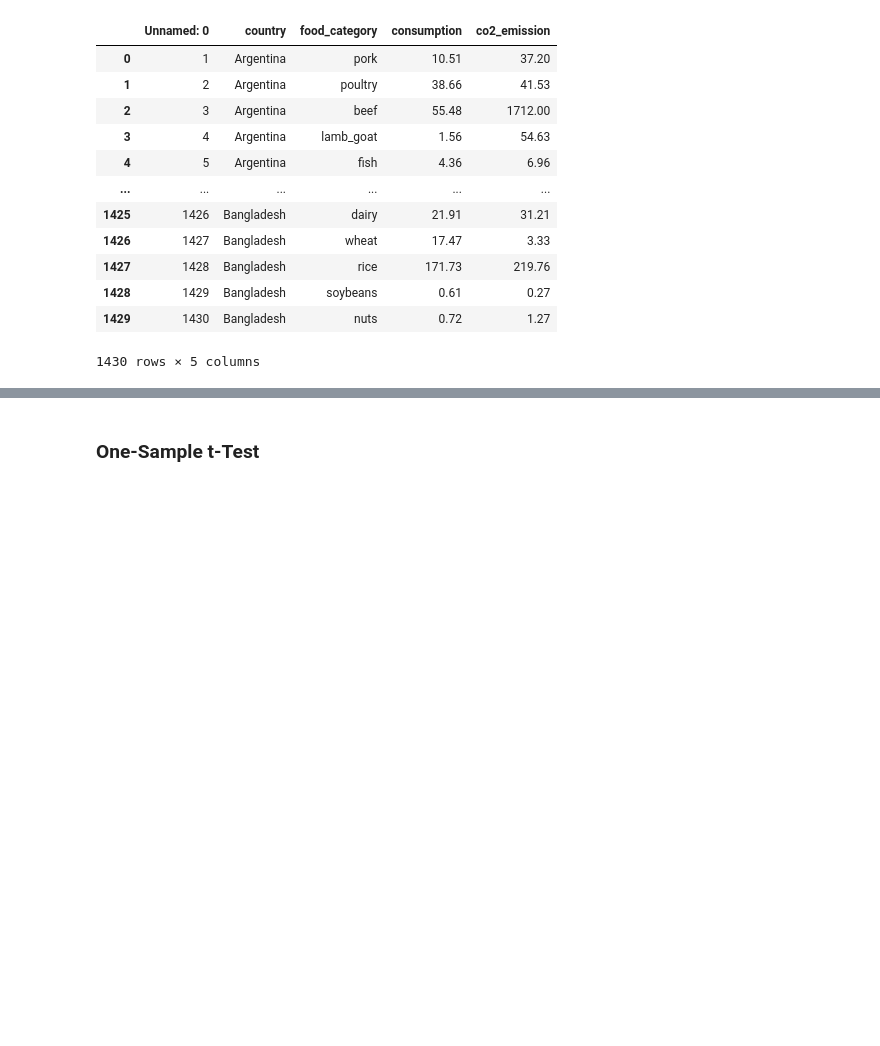
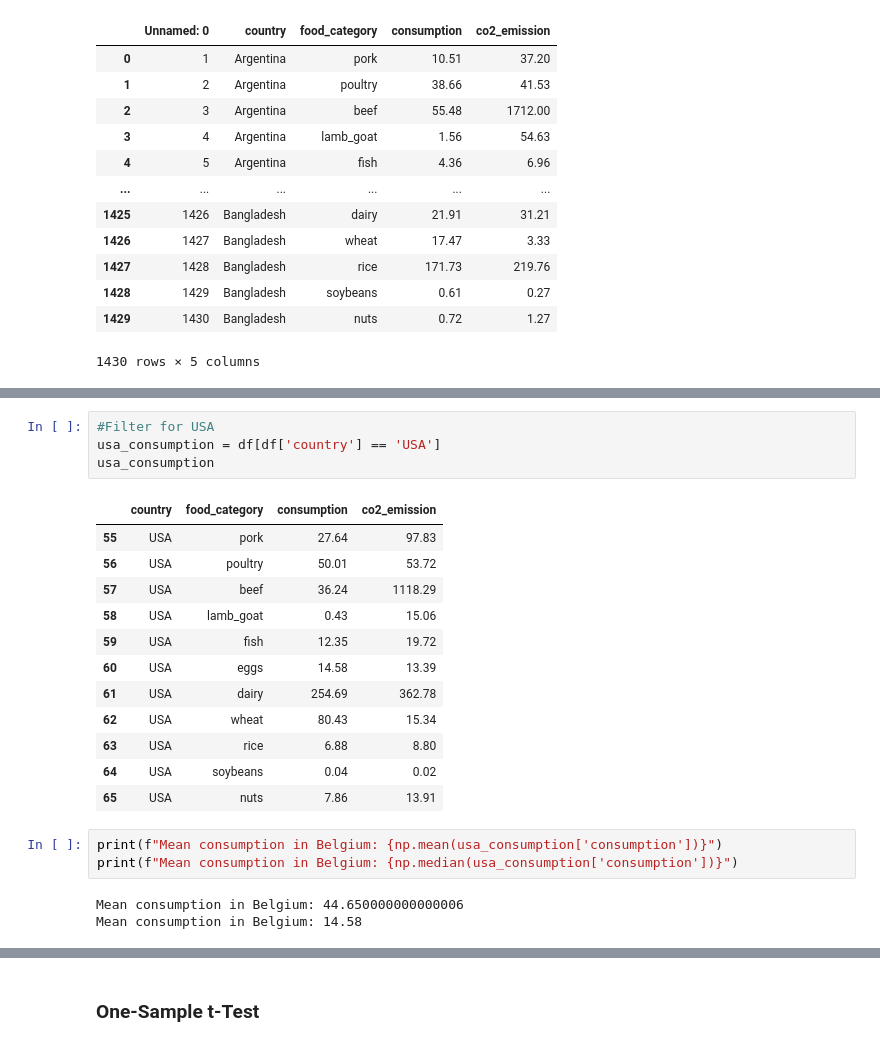
Before and after one commit to KudoroEsther/Files-Data_Analysis-, a Jupyter notebook: Class_Task6/Statistics_CorrelationTask.ipynb, the cells around one changed output, grey strips where cells are left out. Drawn from its saved outputs; the diff is of its cells as text; blank space fills up the shorter version.

```diff
--- a/Class_Task6/Statistics_CorrelationTask.ipynb
+++ b/Class_Task6/Statistics_CorrelationTask.ipynb
@@ -46,0 +85,23 @@ df
+# %%
+#Filter for USA
+usa_consumption = df[df['country'] == 'USA']
+usa_consumption
+# %% [output]
+|  | country | food_category | consumption | co2_emission |
+| 55 | USA | pork | 27.64 | 97.83 |
+| 56 | USA | poultry | 50.01 | 53.72 |
+| 57 | USA | beef | 36.24 | 1118.29 |
+| 58 | USA | lamb_goat | 0.43 | 15.06 |
+| 59 | USA | fish | 12.35 | 19.72 |
+| 60 | USA | eggs | 14.58 | 13.39 |
+| 61 | USA | dairy | 254.69 | 362.78 |
+| 62 | USA | wheat | 80.43 | 15.34 |
+| 63 | USA | rice | 6.88 | 8.80 |
+| 64 | USA | soybeans | 0.04 | 0.02 |
+| 65 | USA | nuts | 7.86 | 13.91 |
+# %%
+print(f"Mean consumption in Belgium: {np.mean(usa_consumption['consumption'])}")
+print(f"Mean consumption in Belgium: {np.median(usa_consumption['consumption'])}")
+# %% [output]
+Mean consumption in Belgium: 44.650000000000006
+Mean consumption in Belgium: 14.58
```
Also changed, not shown: parts of 18 cells of this notebook.
